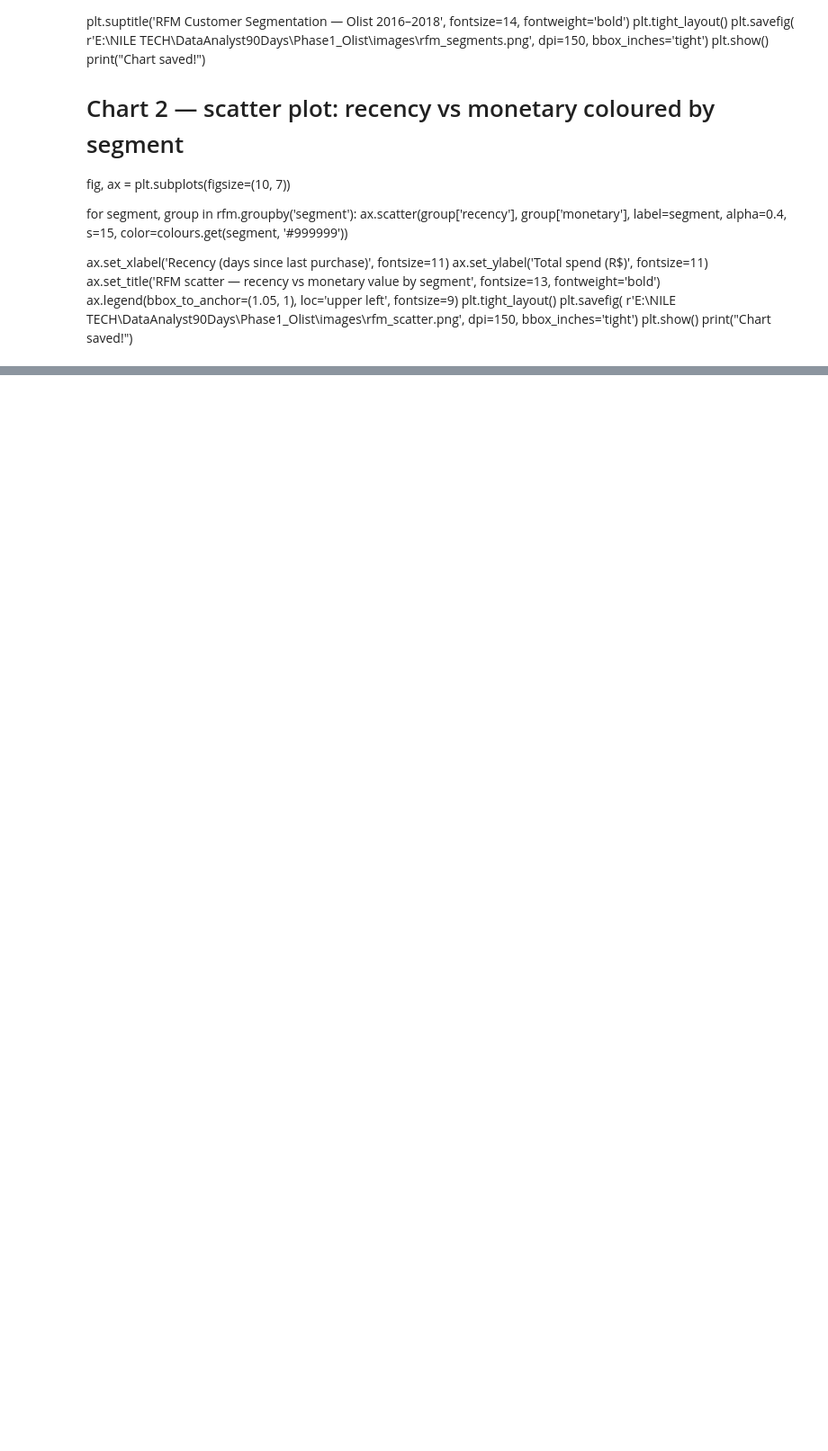
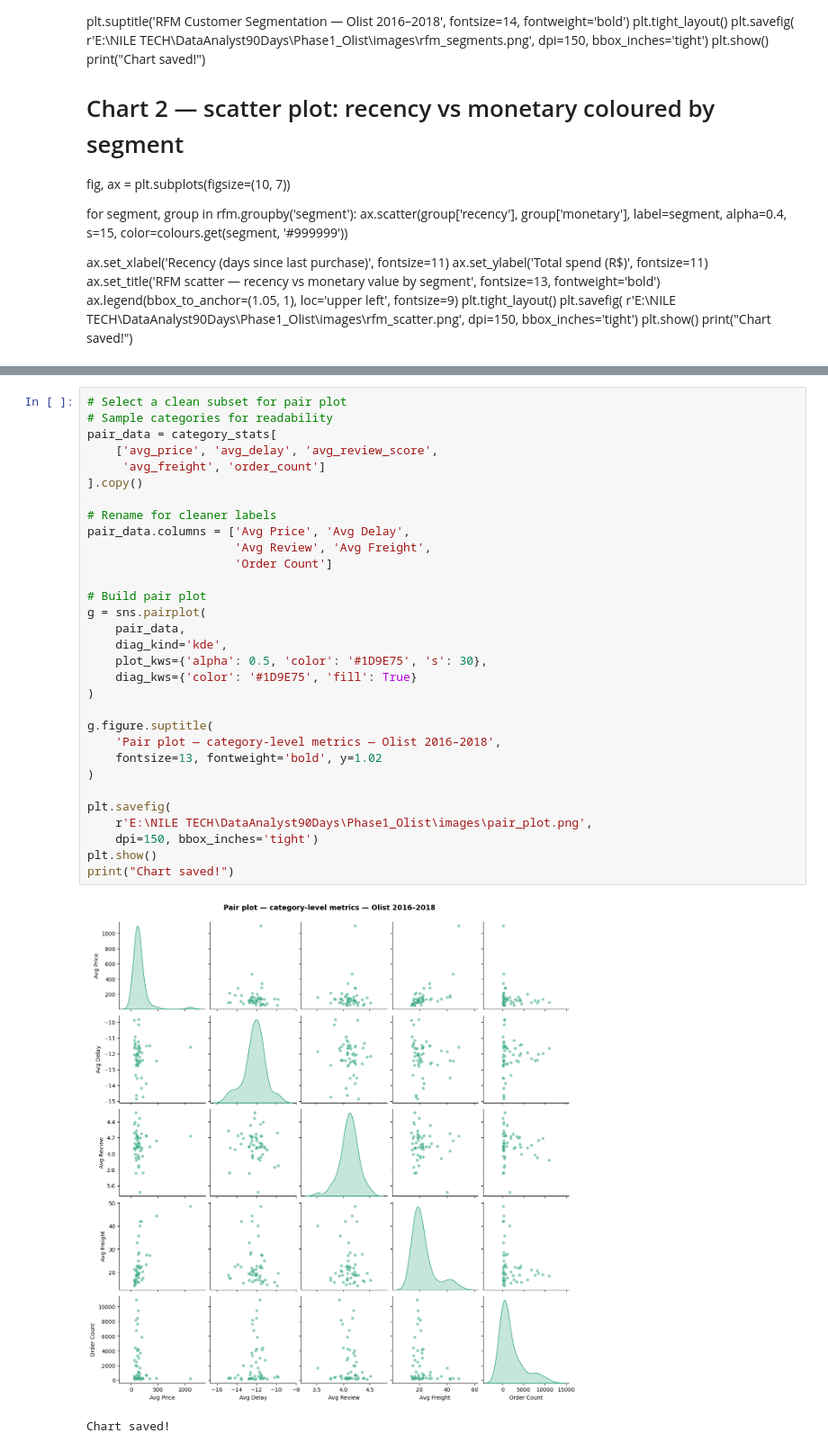
Before and after one commit to ragasree123/olist-ecommerce-analysis, a Jupyter notebook: notebooks/01_olist_week1_analysis.ipynb, the cells around one changed output, grey strips where cells are left out. Shown at 90% size. Saved outputs shown, nothing was run; the diff lists cells and outputs as text; blank space fills up the shorter version.

```diff
--- a/notebooks/01_olist_week1_analysis.ipynb
+++ b/notebooks/01_olist_week1_analysis.ipynb
@@ -1685,0 +1812,34 @@ print("Chart saved!")
+# %%
+# Select a clean subset for pair plot
+# Sample categories for readability
+pair_data = category_stats[
+    ['avg_price', 'avg_delay', 'avg_review_score',
+     'avg_freight', 'order_count']
+].copy()
+
+# Rename for cleaner labels
+pair_data.columns = ['Avg Price', 'Avg Delay',
+                     'Avg Review', 'Avg Freight',
+                     'Order Count']
+
+# Build pair plot
+g = sns.pairplot(
+    pair_data,
+    diag_kind='kde',
+    plot_kws={'alpha': 0.5, 'color': '#1D9E75', 's': 30},
+    diag_kws={'color': '#1D9E75', 'fill': True}
+)
+
+g.figure.suptitle(
+    'Pair plot — category-level metrics — Olist 2016–2018',
+    fontsize=13, fontweight='bold', y=1.02
+)
+
+plt.savefig(
+    r'E:\NILE TECH\DataAnalyst90Days\Phase1_Olist\images\pair_plot.png',
+    dpi=150, bbox_inches='tight')
+plt.show()
+print("Chart saved!")
+# %% [output]
+[figure, added]
+Chart saved!
```
Also changed, not shown: parts of 4 cells of this notebook.
